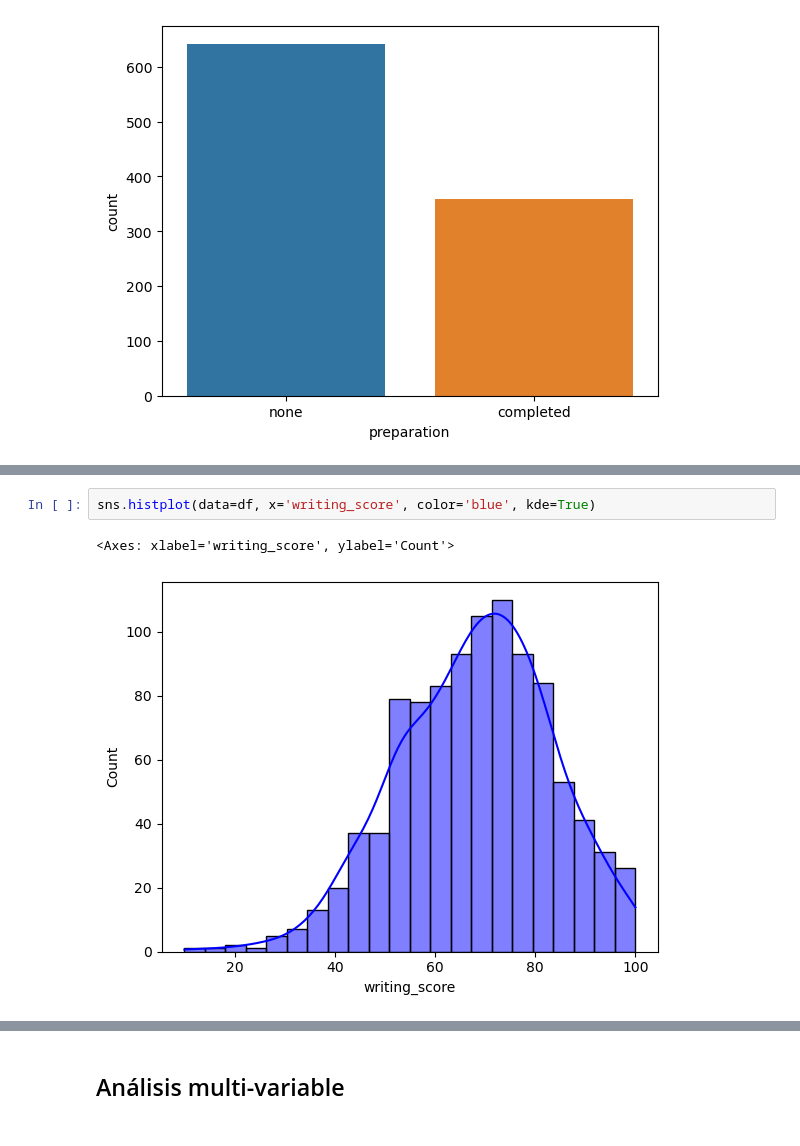
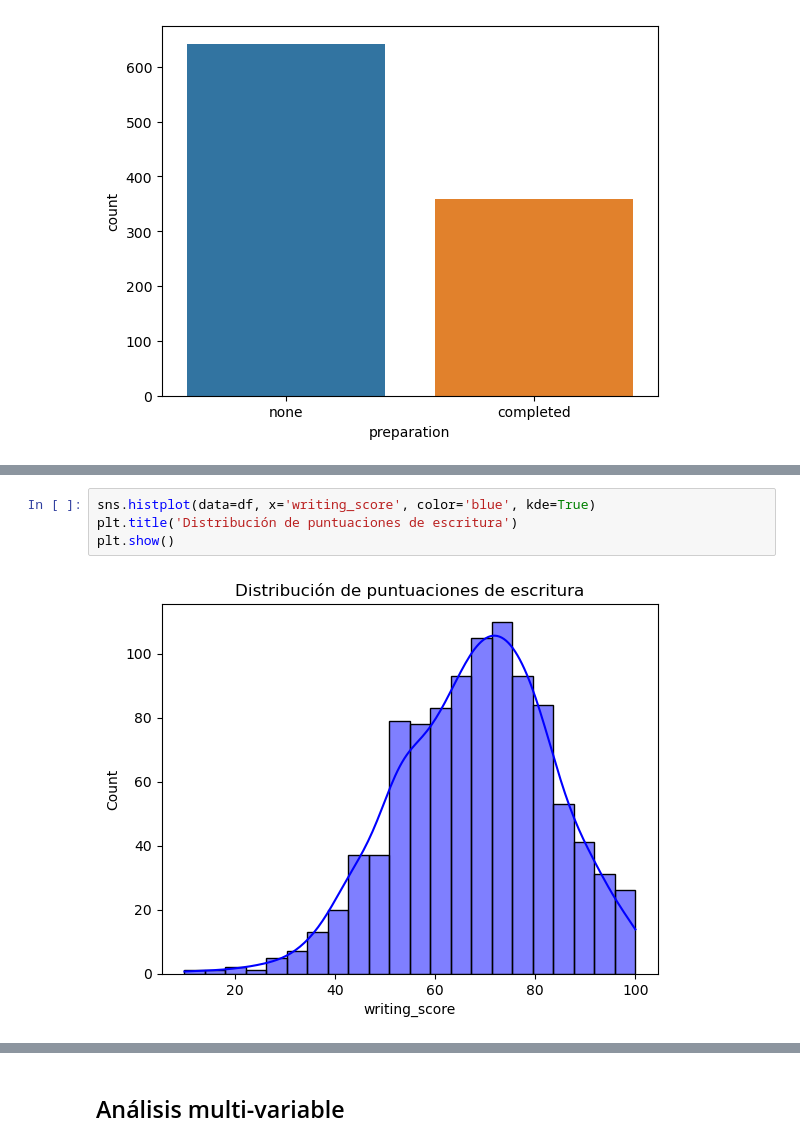
Before and after one commit to MarioChvx/ciencia_de_datos_PAMBAZO, a Jupyter notebook: proyectos/unidad1/proyecto_eda/EDA_Students_performance.ipynb, the cells around one changed output, grey strips where cells are left out. Drawn from its saved outputs; the diff is of its cells as text.

```diff
--- a/proyectos/unidad1/proyecto_eda/EDA_Students_performance.ipynb
+++ b/proyectos/unidad1/proyecto_eda/EDA_Students_performance.ipynb
@@ -264,7 +234,8 @@ sns.histplot(data=df, x="reading_score", color='red', kde=True)
 # %%
 sns.histplot(data=df, x='writing_score', color='blue', kde=True)
+plt.title('Distribución de puntuaciones de escritura')
+plt.show()
 # %% [output]
-<Axes: xlabel='writing_score', ylabel='Count'>
-[figure, old version]
+[figure, new version]
 # %%
 df[['math_score', 'writing_score', 'reading_score']].boxplot()
```
Also changed, not shown: parts of 30 cells of this notebook.
